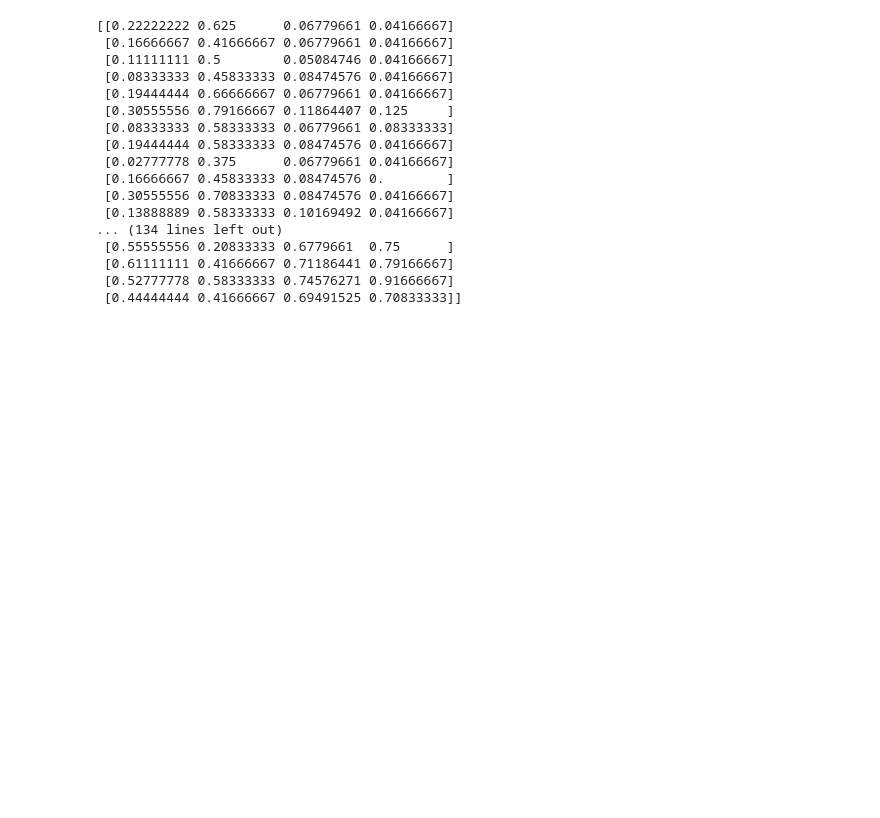
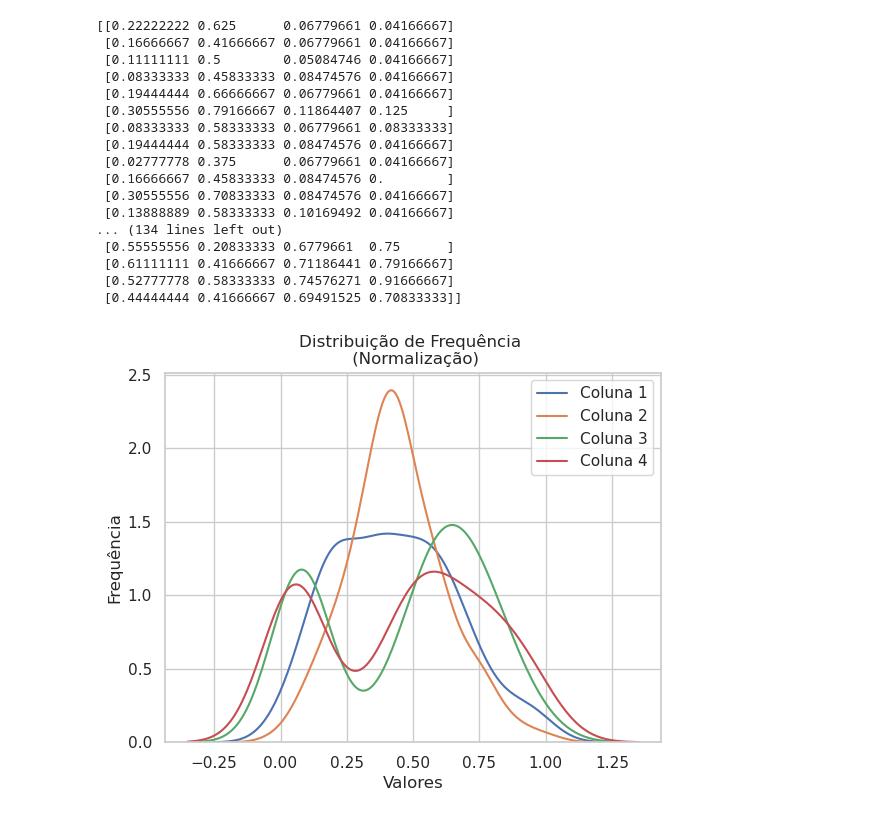
Before and after one commit to Edmurcn/Fis._Estat._Comp., a Jupyter notebook: Intro._Ciencia_Dados/Aulas/Aula 1/execícios1.ipynb, the cells around one changed output. Saved outputs shown, nothing was run; the diff lists cells and outputs as text; code cells hidden in the pictures; blank space fills up the shorter version.

```diff
--- a/Intro._Ciencia_Dados/Aulas/Aula 1/execícios1.ipynb
+++ b/Intro._Ciencia_Dados/Aulas/Aula 1/execícios1.ipynb
@@ -170,3 +170,22 @@ print(X_norm)
  [0.61111111 0.41666667 0.71186441 0.79166667]
  [0.52777778 0.58333333 0.74576271 0.91666667]
  [0.44444444 0.41666667 0.69491525 0.70833333]]
+# %%
+import matplotlib.pyplot as plt
+import seaborn as sns
+
+sns.set(style="whitegrid")
+
+fig, ax = plt.subplots()
+
+for i in np.arange(0, X_norm.shape[1]):
+    sns.kdeplot(X_norm[:,i], ax=ax, label=f"Coluna {i+1}", fill=False)
+
+plt.ylabel("Frequência")
+plt.xlabel("Valores")
+plt.title("Distribuição de Frequência \n (Normalização)")
+
+plt.legend()
+plt.show()
+# %% [output]
+[figure, added]
```
Also changed, not shown: parts of 4 cells of this notebook.
